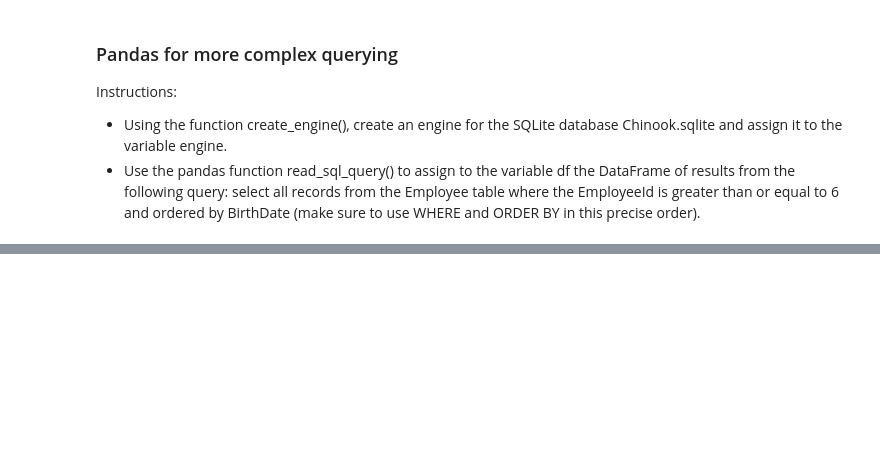
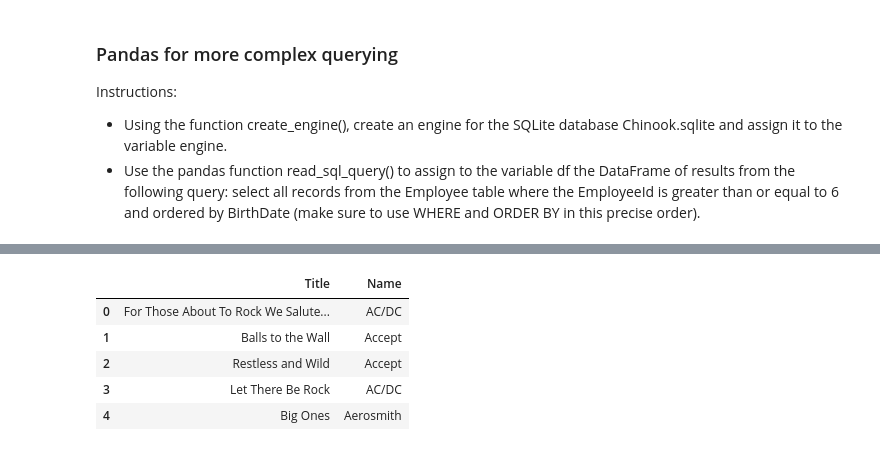
Before and after one commit to pedrogrigorio/DataCamp-Python-Data-Science-Track, a Jupyter notebook: 11-Introduction_to_Importing_Data_in_Python/notebook.ipynb, the cells around one changed output, grey strips where cells are left out. Saved outputs shown, nothing was run; the diff lists cells and outputs as text; code cells hidden in the pictures; blank space fills up the shorter version.

```diff
--- a/11-Introduction_to_Importing_Data_in_Python/notebook.ipynb
+++ b/11-Introduction_to_Importing_Data_in_Python/notebook.ipynb
@@ -747,0 +756,17 @@ display(df.head())
+# %%
+# Open engine in context manager
+# Perform query and save results to DataFrame: df
+with engine.connect() as con:
+    rs = con.execute('SELECT Title, Name FROM Album JOIN Artist ON Album.ArtistID = Artist.ArtistID')
+    df = pd.DataFrame(rs.fetchall())
+    df.columns = rs.keys()
+
+# Print head of DataFrame df
+display(df.head())
+# %% [output]
+|  | Title | Name |
+| 0 | For Those About To Rock We Salute... | AC/DC |
+| 1 | Balls to the Wall | Accept |
+| 2 | Restless and Wild | Accept |
+| 3 | Let There Be Rock | AC/DC |
+| 4 | Big Ones | Aerosmith |
```
Also changed, not shown: parts of 3 cells of this notebook, 1 other file.
